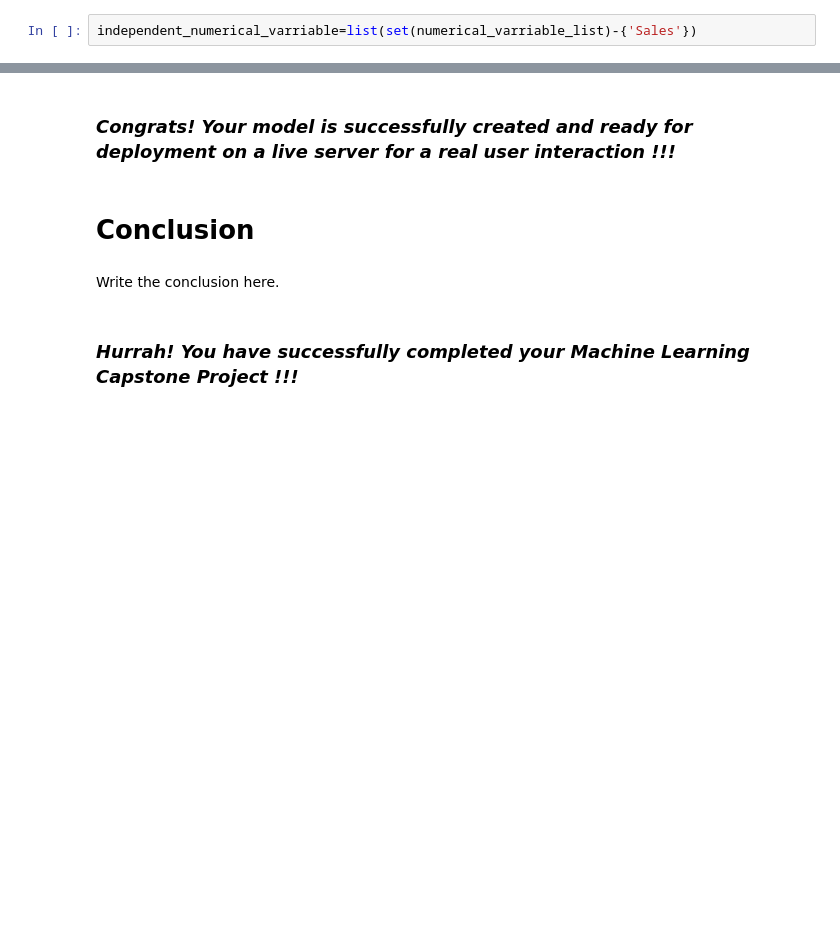
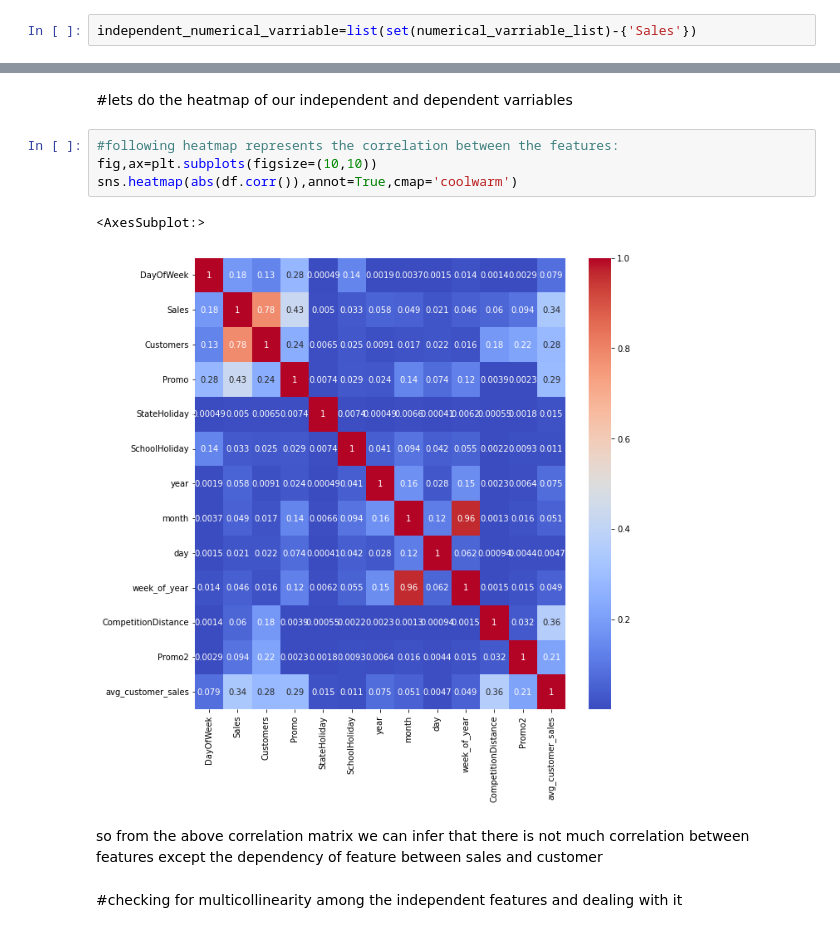
Before and after one commit to Rozigithub/Retail-Sales-Prediction, a Jupyter notebook: retail_sales_prediction.ipynb, the cells around one changed output, grey strips where cells are left out. Saved outputs shown, nothing was run; the diff lists cells and outputs as text; blank space fills up the shorter version.

```diff
--- a/retail_sales_prediction.ipynb
+++ b/retail_sales_prediction.ipynb
@@ -1267,8 +764,13 @@ Answer Here.
-# %% [markdown]
-### ***Congrats! Your model is successfully created and ready for deployment on a live server for a real user interaction !!!***
-# %% [markdown]
-# **Conclusion**
-# %% [markdown]
-Write the conclusion here.
-# %% [markdown]
-### ***Hurrah! You have successfully completed your Machine Learning Capstone Project !!!***
+# %% [markdown]
+#lets do the heatmap of our independent and dependent varriables
+# %%
+#following heatmap represents the correlation between the features:
+fig,ax=plt.subplots(figsize=(10,10))
+sns.heatmap(abs(df.corr()),annot=True,cmap='coolwarm')
+# %% [output]
+<AxesSubplot:>
+[figure, added]
+# %% [markdown]
+so from the above correlation matrix we can infer that there is not much correlation between features except the dependency of feature between sales and customer
+# %% [markdown]
+#checking for multicollinearity among the independent features and dealing with it
```
Also changed, not shown: parts of 361 cells of this notebook.
